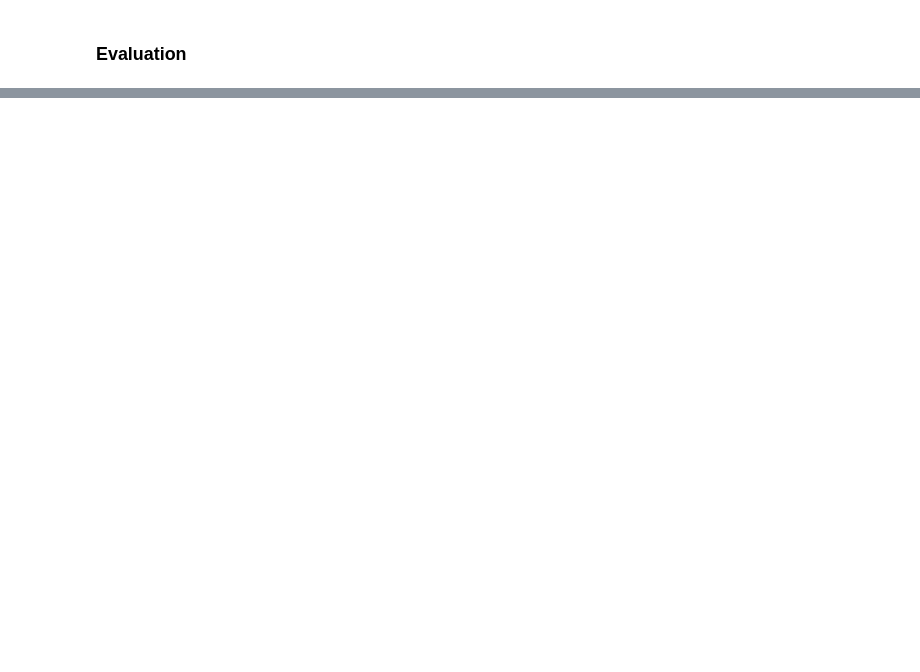
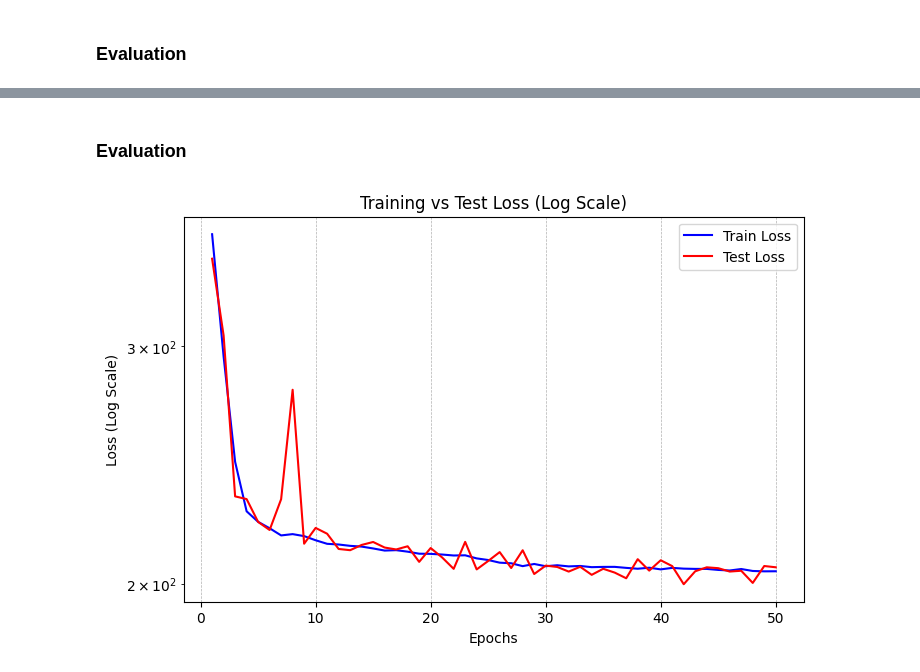
Before and after one commit to bhumikasadbhave/Master-Thesis-SITS, a Jupyter notebook: Modeling/temporal_ae.ipynb, the cells around one changed output, grey strips where cells are left out. Cells and saved outputs as stored; diff of their text form; code cells hidden in the pictures; blank space fills up the shorter version.

```diff
--- a/Modeling/temporal_ae.ipynb
+++ b/Modeling/temporal_ae.ipynb
@@ -456,0 +541,12 @@ pred_aligned[0], gt_aligned[0]
+# %%
+device = 'cuda'
+epochs = 50
+lr = 0.001
+latent_dim=32
+channels = 10
+time_steps = 7
+patch_size = config.subpatch_size
+
+model = Conv3DVAE(channels, time_steps, latent_dim, config.subpatch_size)
+device = torch.device(device)
+model.to(device)
@@ -456,0 +571,2 @@ pred_aligned[0], gt_aligned[0]
+# %%
+trained_model, train_recon_losses, train_kl_losses, test_recon_losses, test_kl_losses  = train_model_vae(model, dataloader_train, dataloader_test, epochs=epochs, lr=lr, device=device)
@@ -456,0 +591,6 @@ pred_aligned[0], gt_aligned[0]
+# %% [markdown]
+### Evaluation
+# %%
+plot_loss_log_scale(train_recon_losses, test_recon_losses)
+# %% [output]
+[figure, added]
```
Also changed, not shown: parts of 145 cells of this notebook, 3 other files.
